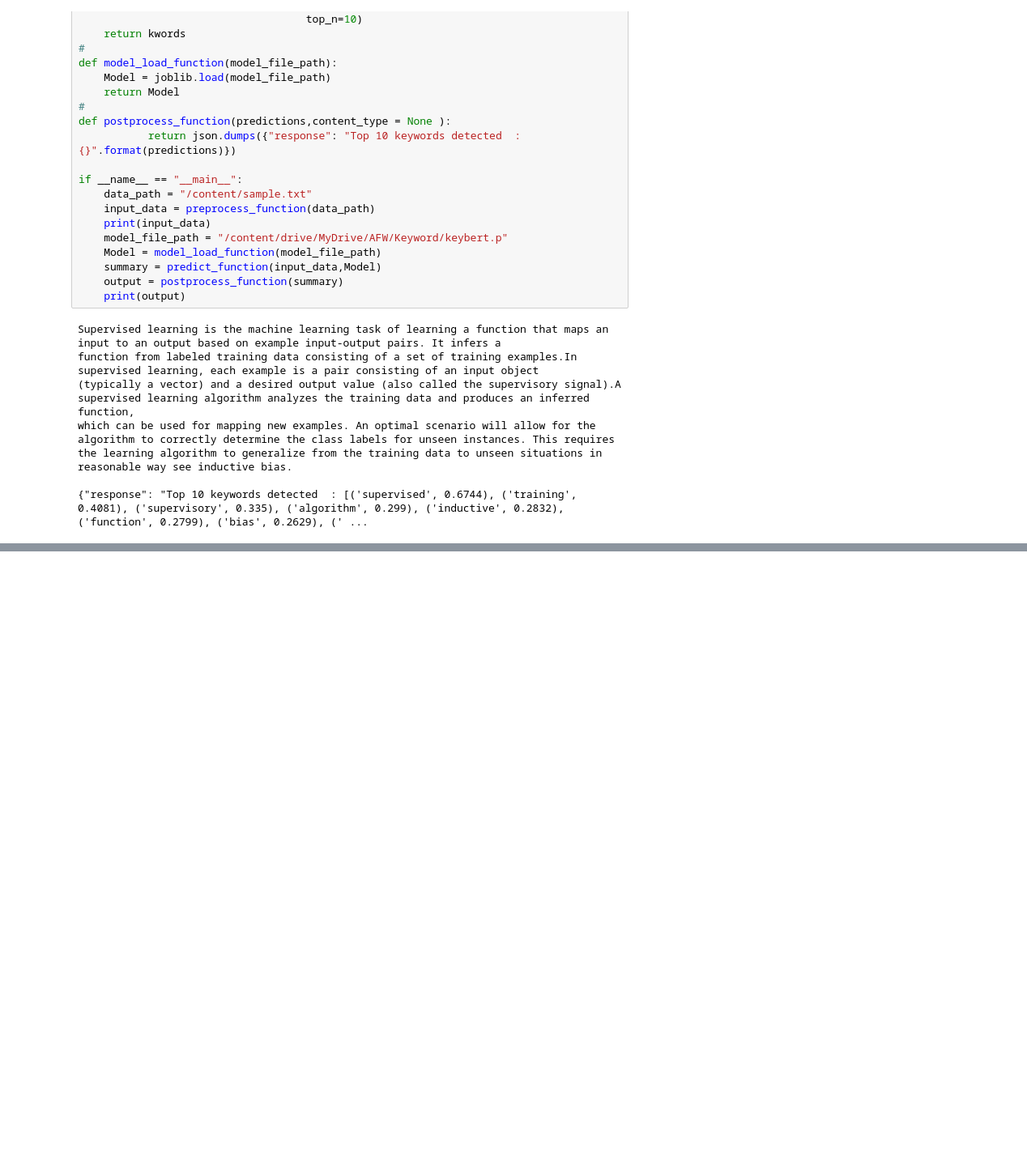
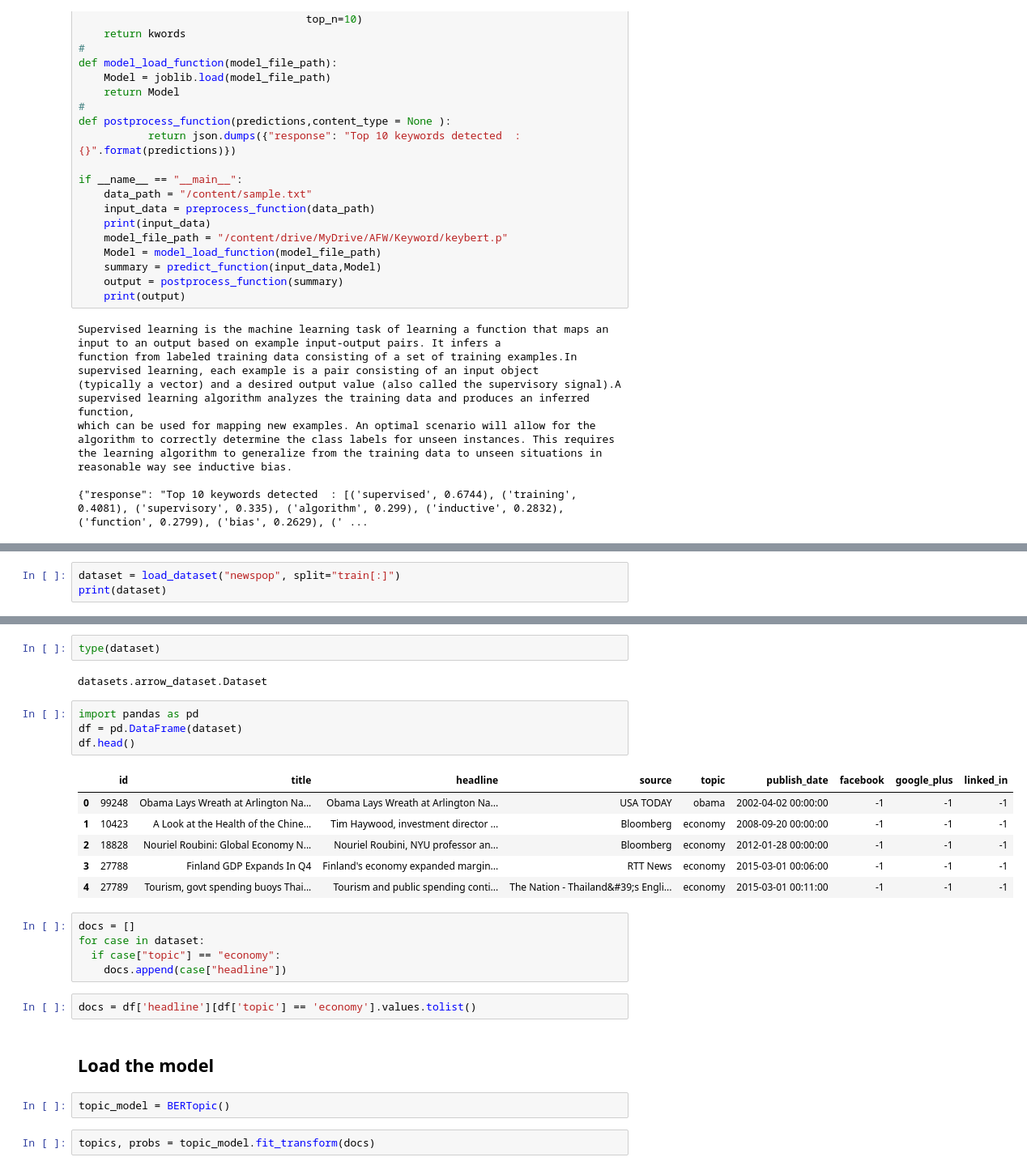
Before and after one commit to plaban1981/Hugging_Face_transformers_topics, a Jupyter notebook: NER_models.ipynb, the cells around one changed output, grey strips where cells are left out. Shown at 81% size. Cells and saved outputs as stored; diff of their text form; blank space fills up the shorter version.

```diff
--- a/NER_models.ipynb
+++ b/NER_models.ipynb
@@ -1155,0 +1518,3 @@ the learning algorithm to generalize from the training data to unseen situations
+# %%
+dataset = load_dataset("newspop", split="train[:]")
+print(dataset)
@@ -1155,0 +1528,28 @@ the learning algorithm to generalize from the training data to unseen situations
+# %%
+type(dataset)
+# %% [output]
+datasets.arrow_dataset.Dataset
+# %%
+import pandas as pd
+df = pd.DataFrame(dataset)
+df.head()
+# %% [output]
+|  | id | title | headline | source | topic | publish_date | facebook | google_plus | linked_in |
+| 0 | 99248 | Obama Lays Wreath at Arlington Na... | Obama Lays Wreath at Arlington Na... | USA TODAY | obama | 2002-04-02 00:00:00 | -1 | -1 | -1 |
+| 1 | 10423 | A Look at the Health of the Chine... | Tim Haywood, investment director ... | Bloomberg | economy | 2008-09-20 00:00:00 | -1 | -1 | -1 |
+| 2 | 18828 | Nouriel Roubini: Global Economy N... | Nouriel Roubini, NYU professor an... | Bloomberg | economy | 2012-01-28 00:00:00 | -1 | -1 | -1 |
+| 3 | 27788 | Finland GDP Expands In Q4 | Finland's economy expanded margin... | RTT News | economy | 2015-03-01 00:06:00 | -1 | -1 | -1 |
+| 4 | 27789 | Tourism, govt spending buoys Thai... | Tourism and public spending conti... | The Nation - Thailand&#39;s Engli... | economy | 2015-03-01 00:11:00 | -1 | -1 | -1 |
+# %%
+docs = []
+for case in dataset:
+  if case["topic"] == "economy":
+    docs.append(case["headline"])
+# %%
+docs = df['headline'][df['topic'] == 'economy'].values.tolist()
+# %% [markdown]
+## Load the model
+# %%
+topic_model = BERTopic()
+# %%
+topics, probs = topic_model.fit_transform(docs)
```
Also changed, not shown: parts of 106 cells of this notebook.
